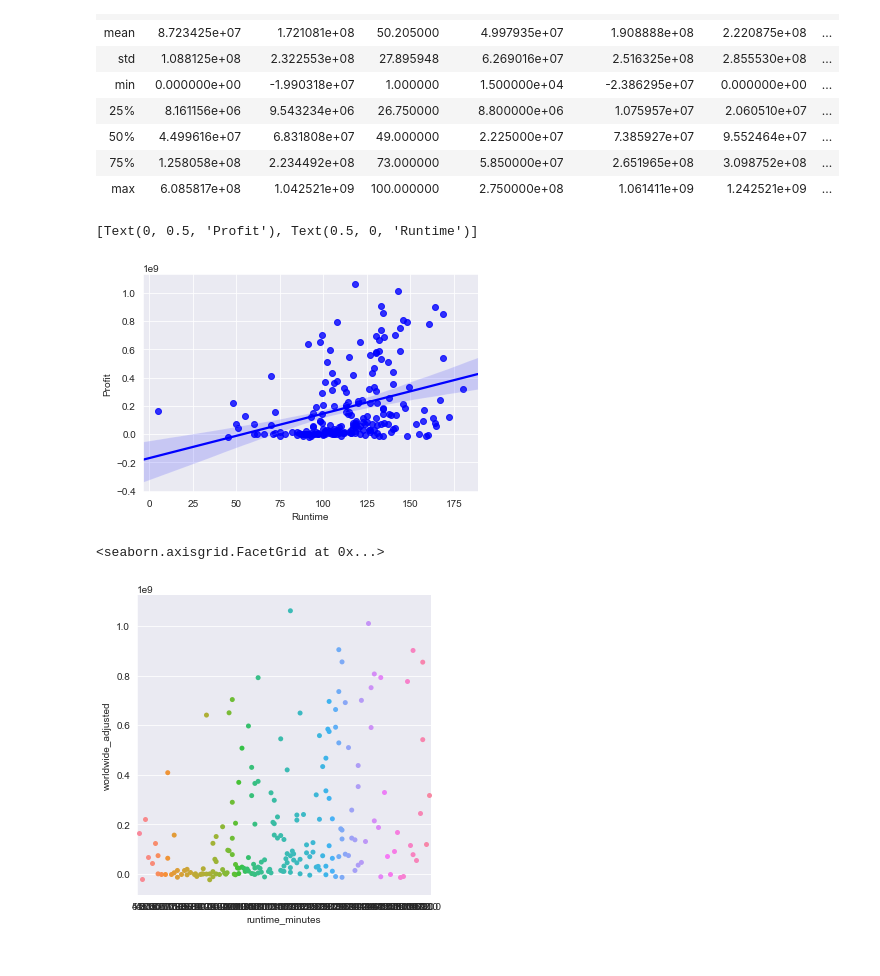
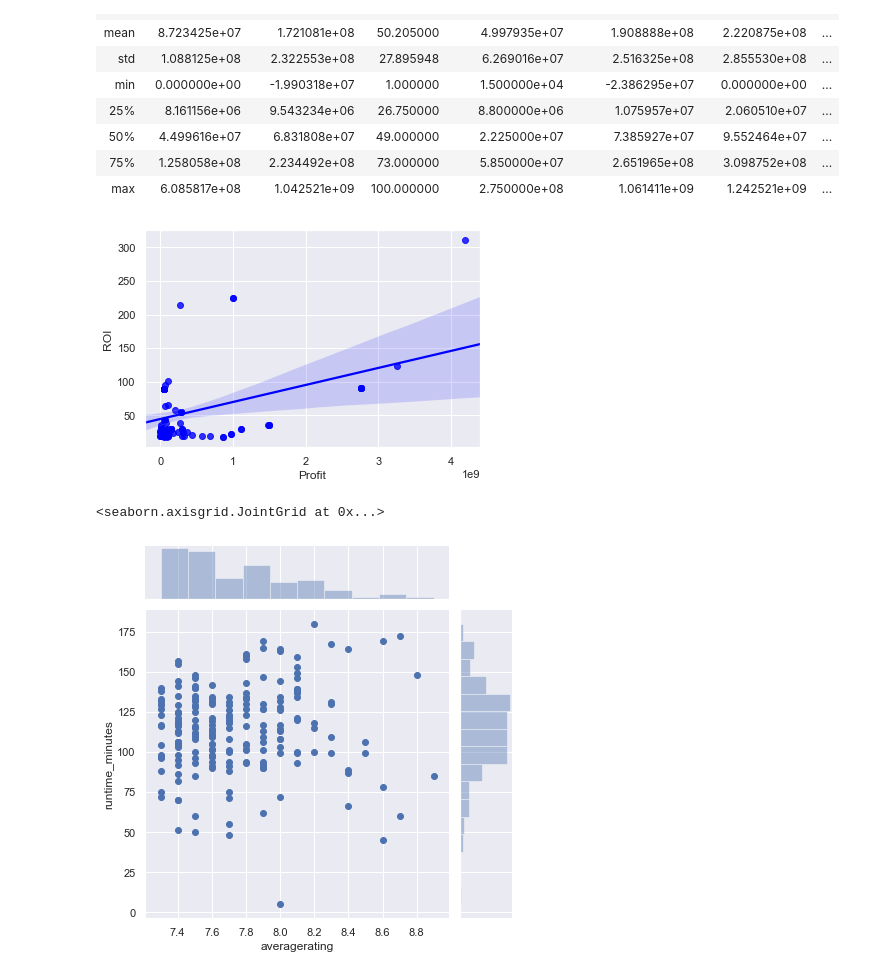
Before and after one commit to gjwilson9/dsc-mod-1-project-v2-1-onl01-dtsc-ft-012120, a Jupyter notebook: student.ipynb, the cells around one changed output. Drawn from its saved outputs; the diff is of its cells as text; code cells hidden in the pictures.

```diff
--- a/student.ipynb
+++ b/student.ipynb
@@ -1483,2 +1566,0 @@ See the caveats in the documentation: http://pandas.pydata.org/pandas-docs/stabl
-# %%
-top_200_rated = rating_profit[:200]
@@ -1492,0 +1569,15 @@ regplot.set(xlabel = 'Profit (Billions)', ylabel = 'Average Rating')
+# %%
+sns.set(style='ticks')
+
+f, ax = plt.subplots(figsize=(20, 10))
+
+sns.boxplot(x= 'year_x', y = 'production_budget', data = top_100_ROI)
+
+sns.swarmplot(x= 'year_x', y = 'production_budget', data = top_100_ROI,
+             size=2, color='.3', palette='vlag')
+
+
+ax.xaxis.grid(True)
+sns.set_style('darkgrid')
+ax.set(ylabel='')
+sns.despine(trim=True, left=True)
@@ -1492,0 +1586,5 @@ regplot.set(xlabel = 'Profit (Billions)', ylabel = 'Average Rating')
+# %%
+sns.set(style='darkgrid')
+sns.relplot(x= 'averagerating', y= 'runtime_minutes', size="ROI",
+           sizes= (50, 500), alpha=.5, palette='muted', height=9,
+           data= top_100_ROI)
@@ -1493,3 +1594,6 @@ regplot.set(xlabel = 'Profit (Billions)', ylabel = 'Average Rating')
+# %%
+sns.set(style='darkgrid')
+sns.jointplot("averagerating", "runtime_minutes", data = )
 # %%
 top_200_rated.describe()
 # %% [output]
@@ -1504,14 +1608,14 @@ top_200_rated.describe()
 | max | 6.085817e+08 | 1.042521e+09 | 100.000000 | 2.750000e+08 | 1.061411e+09 | 1.242521e+09 | ... |
 # %%
 sns.set_style('darkgrid')
-regplot = sns.regplot(x='runtime_minutes', y='worldwide_adjusted',
-                      data=top_200_rated, color='blue')
-regplot.set(xlabel = 'Runtime', ylabel = 'Profit')
+regplot = sns.regplot(x='worldwide_adjusted', y='ROI',
+                      data=top_100_ROI, color='blue')
+regplot.set(xlabel = 'Profit', ylabel = 'ROI')
+plt.show()
 # %% [output]
-[Text(0, 0.5, 'Profit'), Text(0.5, 0, 'Runtime')]
-[figure, old version]
+[figure, new version]
 # %%
-sns.catplot(x='runtime_minutes', y='worldwide_adjusted', kind='swarm', data= top_200_rated)
+sns.jointplot(x='averagerating', y='runtime_minutes', kind='scatter', data= top_200_rated)
 # %% [output]
-<seaborn.axisgrid.FacetGrid at 0x...>
+<seaborn.axisgrid.JointGrid at 0x...>
-[figure, old version]
+[figure, new version]
```
Also changed, not shown: parts of 42 cells of this notebook, 1 other file.
